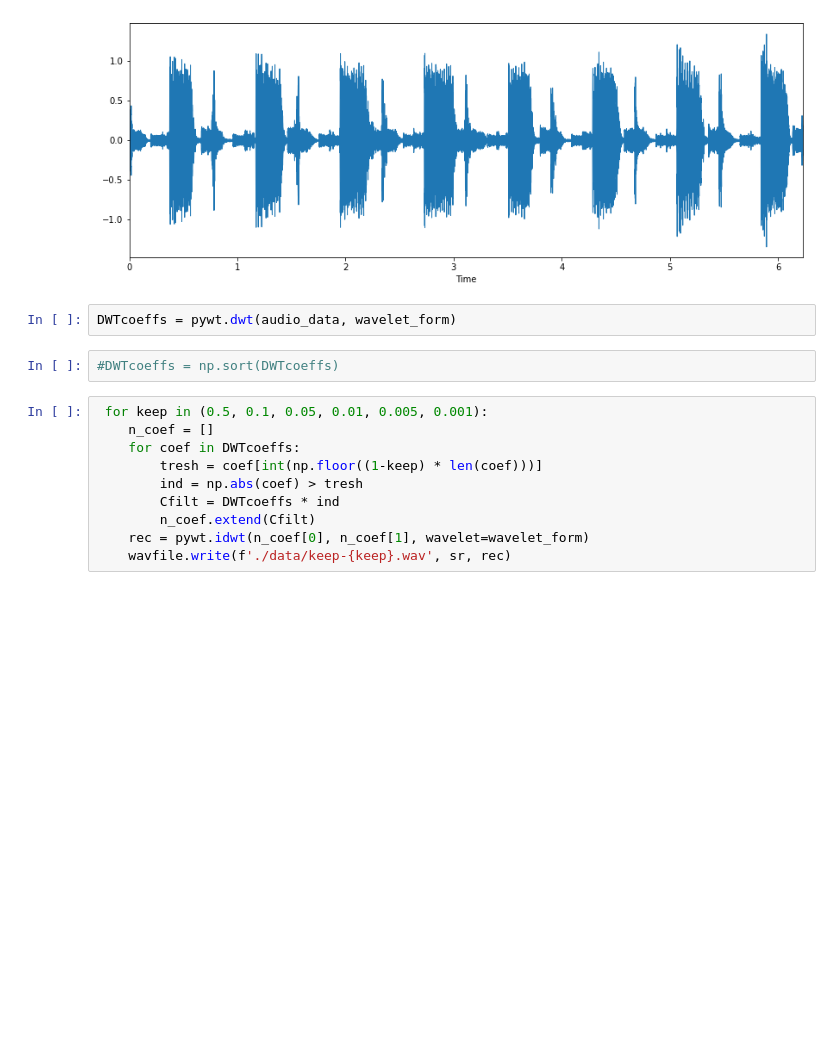
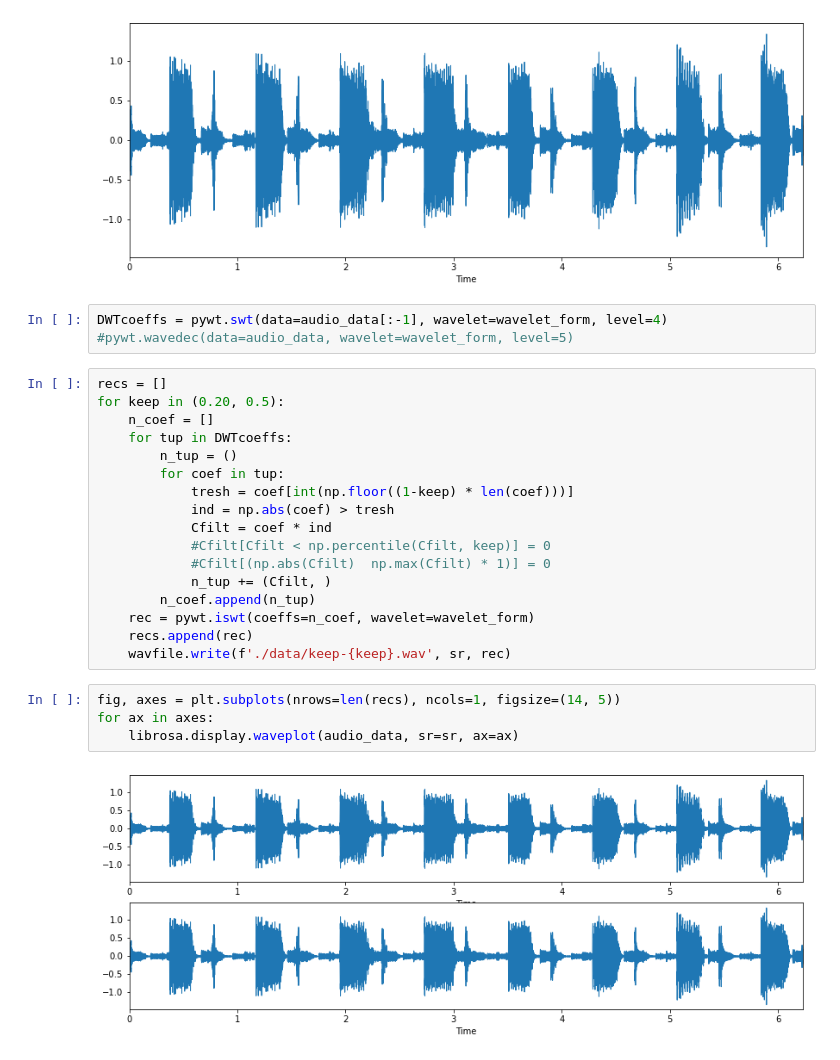
Before and after one commit to IgnacioNicolasAlvarez/Beca_EVC_CIN_2019, a Jupyter notebook: Compresion de Audio wav.ipynb, the cells around one changed output. Drawn from its saved outputs; the diff is of its cells as text; blank space fills up the shorter version.

```diff
--- a/Compresion de Audio wav.ipynb
+++ b/Compresion de Audio wav.ipynb
@@ -29,17 +29,29 @@ librosa.display.waveplot(audio_data, sr=sr)
 # %% [output]
 <matplotlib.collections.PolyCollection at 0x...>
 [figure]
-# %%
-DWTcoeffs = pywt.dwt(audio_data, wavelet_form)
-# %%
-#DWTcoeffs = np.sort(DWTcoeffs)
+# %%
+DWTcoeffs = pywt.swt(data=audio_data[:-1], wavelet=wavelet_form, level=4)
+#pywt.wavedec(data=audio_data, wavelet=wavelet_form, level=5)
 # %%
- for keep in (0.5, 0.1, 0.05, 0.01, 0.005, 0.001):
+recs = []
+for keep in (0.20, 0.5):
     n_coef = []
-    for coef in DWTcoeffs:
-        tresh = coef[int(np.floor((1-keep) * len(coef)))]
-        ind = np.abs(coef) > tresh
-        Cfilt = DWTcoeffs * ind
-        n_coef.extend(Cfilt)
-    rec = pywt.idwt(n_coef[0], n_coef[1], wavelet=wavelet_form)
+    for tup in DWTcoeffs:
+        n_tup = ()
+        for coef in tup:
+            tresh = coef[int(np.floor((1-keep) * len(coef)))]
+            ind = np.abs(coef) > tresh
+            Cfilt = coef * ind
+            #Cfilt[Cfilt < np.percentile(Cfilt, keep)] = 0
+            #Cfilt[(np.abs(Cfilt)  np.max(Cfilt) * 1)] = 0
+            n_tup += (Cfilt, )
+        n_coef.append(n_tup)
+    rec = pywt.iswt(coeffs=n_coef, wavelet=wavelet_form)
+    recs.append(rec)
     wavfile.write(f'./data/keep-{keep}.wav', sr, rec)
+# %%
+fig, axes = plt.subplots(nrows=len(recs), ncols=1, figsize=(14, 5))
+for ax in axes:
+    librosa.display.waveplot(audio_data, sr=sr, ax=ax)
+# %% [output]
+[figure, added]
```
Also changed, not shown: parts of 2 cells of this notebook, 8 other files.
